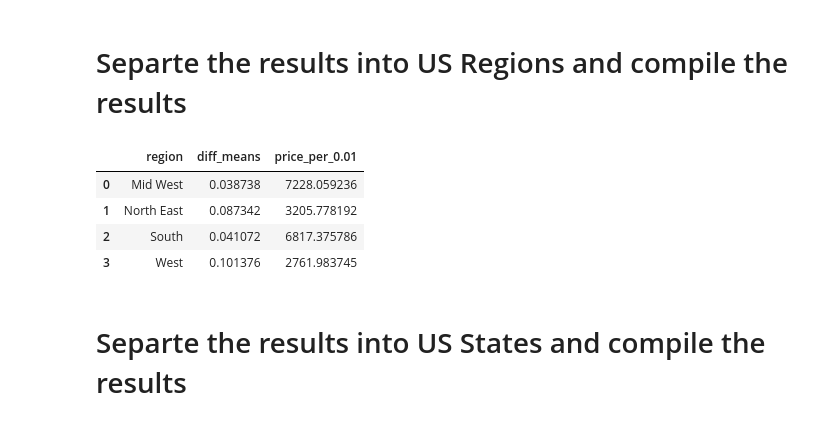
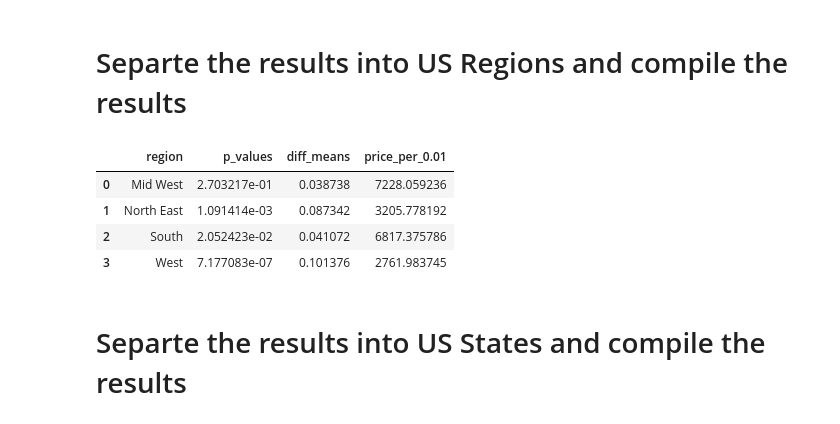
Before and after one commit to louisbove84/CapStone1, a Jupyter notebook: CapStone1.ipynb, the cells around one changed output. Drawn from its saved outputs; the diff is of its cells as text; code cells hidden in the pictures.

Commit message:
p-Values

```diff
--- a/CapStone1.ipynb
+++ b/CapStone1.ipynb
@@ -618,13 +618,13 @@ results_regions['price_per_0.01'] = 28000 / (results_regions['diff_means'] * 100
 results_regions = results_regions.reset_index()
 results_regions.columns.values[0] = "region"
 # %%
-results_regions.iloc[:,[0,8,9]]
+results_regions.iloc[:,[0,7,8,9]]
 # %% [output]
-|  | region | diff_means | price_per_0.01 |
-| 0 | Mid West | 0.038738 | 7228.059236 |
-| 1 | North East | 0.087342 | 3205.778192 |
-| 2 | South | 0.041072 | 6817.375786 |
-| 3 | West | 0.101376 | 2761.983745 |
+|  | region | p_values | diff_means | price_per_0.01 |
+| 0 | Mid West | 2.703217e-01 | 0.038738 | 7228.059236 |
+| 1 | North East | 1.091414e-03 | 0.087342 | 3205.778192 |
+| 2 | South | 2.052423e-02 | 0.041072 | 6817.375786 |
+| 3 | West | 7.177083e-07 | 0.101376 | 2761.983745 |
 # %% [markdown]
 # Separte the results into US States and compile the results
 # %%
```
Also changed, not shown: parts of 1 cell of this notebook.
